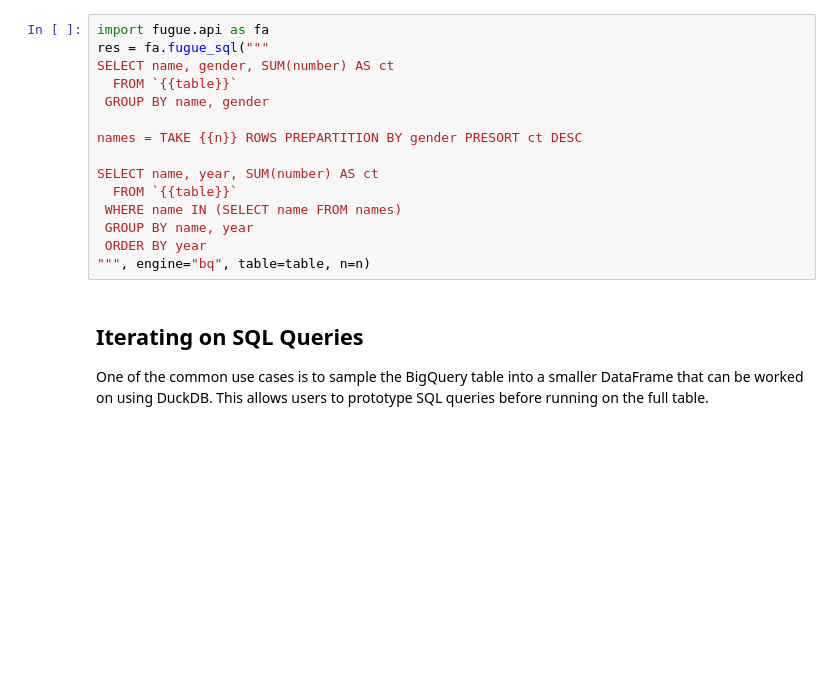
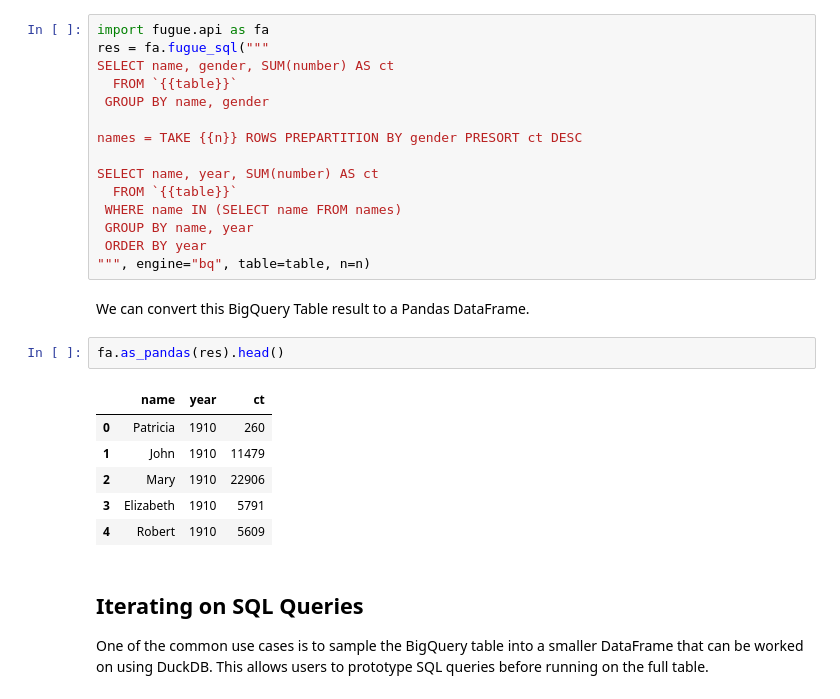
Before and after one commit to fugue-project/tutorials, a Jupyter notebook: tutorials/integrations/warehouses/bigquery.ipynb, the cells around one changed output. Drawn from its saved outputs; the diff is of its cells as text; blank space fills up the shorter version.

```diff
--- a/tutorials/integrations/warehouses/bigquery.ipynb
+++ b/tutorials/integrations/warehouses/bigquery.ipynb
@@ -182,6 +182,17 @@ SELECT name, year, SUM(number) AS ct
  GROUP BY name, year
  ORDER BY year
 """, engine="bq", table=table, n=n)
+# %% [markdown]
+We can convert this BigQuery Table result to a Pandas DataFrame.
+# %%
+fa.as_pandas(res).head()
+# %% [output]
+|  | name | year | ct |
+| 0 | Patricia | 1910 | 260 |
+| 1 | John | 1910 | 11479 |
+| 2 | Mary | 1910 | 22906 |
+| 3 | Elizabeth | 1910 | 5791 |
+| 4 | Robert | 1910 | 5609 |
 # %% [markdown]
 ## Iterating on SQL Queries
 
```
